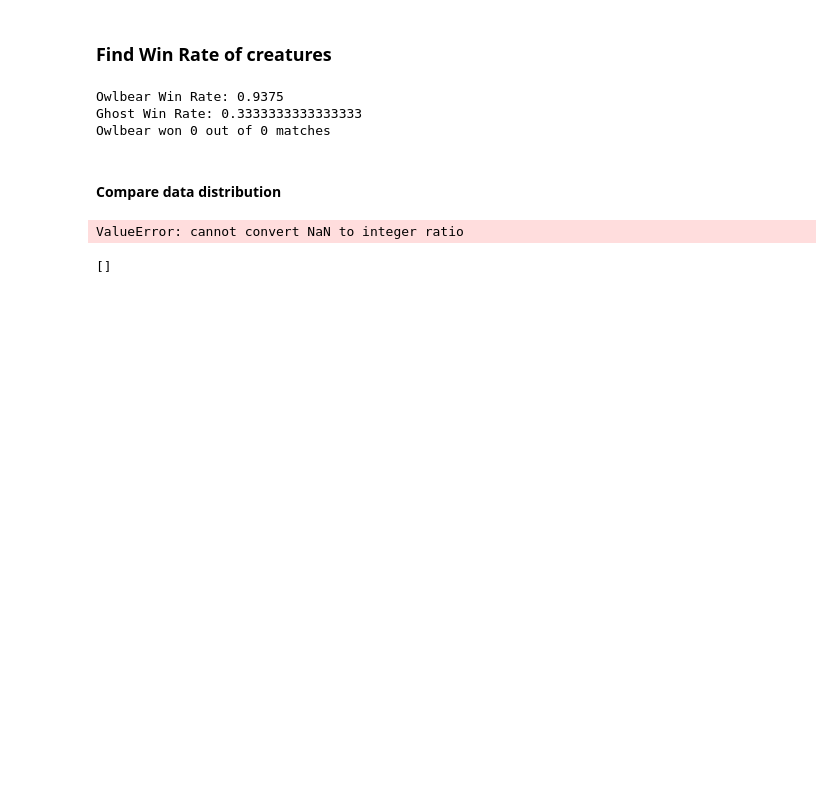
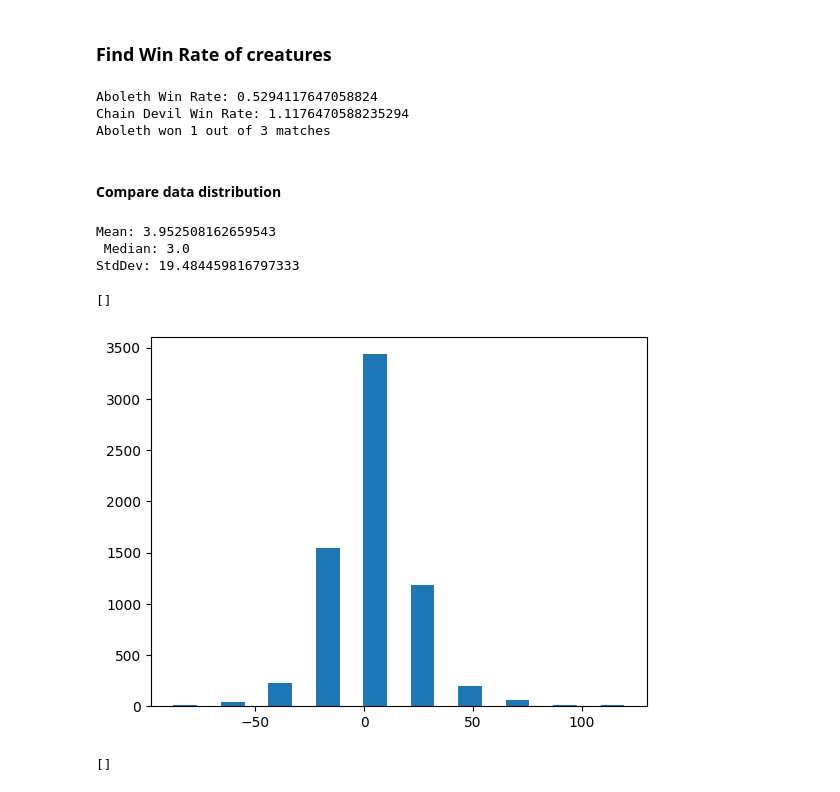
Before and after one commit to marcus-wrrn/Goblin_Bot, a Jupyter notebook: goblin_preprocess.ipynb, the cells around one changed output. Cells and saved outputs as stored; diff of their text form; code cells hidden in the pictures; blank space fills up the shorter version.

```diff
--- a/goblin_preprocess.ipynb
+++ b/goblin_preprocess.ipynb
@@ -51,8 +51,8 @@ dfWin = pd.read_csv("./DataFrames/Winners.csv", index_col=0)
 dfLose = pd.read_csv("./DataFrames/Losers.csv", index_col=0)
 dfWin.head()
 
-cretName1 = 'Owlbear'
-cretName2 = 'Ghost'
+cretName1 = 'Aboleth'
+cretName2 = 'Chain Devil'
 
 def getWinRate(cretName):
     cretWin = dfWin[dfWin['name'] == cretName]
@@ -75,9 +75,9 @@ for (index, rWin), (_, rLose) in zip(dfWin.iterrows(), dfLose.iterrows()):
 
 print(f"{cretName1} won {wins} out of {wins + losses} matches")
 # %% [output]
-Owlbear Win Rate: 0.9375
-Ghost Win Rate: 0.3333333333333333
-Owlbear won 0 out of 0 matches
+Aboleth Win Rate: 0.5294117647058824
+Chain Devil Win Rate: 1.1176470588235294
+Aboleth won 1 out of 3 matches
 # %% [markdown]
 #### Compare data distribution
 # %%
@@ -105,35 +105,39 @@ def getDifData(df1: pd.DataFrame, df2: pd.DataFrame, targets: list, stats=['ac',
     for (i, r1), (_, r2) in zip(df1.iterrows(), df2.iterrows()):
         for j, stat in enumerate(stats):
             # If a stat is greater than a believable amount make the stat equal to its opponent
             # This allows for better generalization of the data
             if r1[stat] >= 900: r1[stat] = r2[stat]
             if r2[stat] >= 900: r2[stat] = r1[stat]
             vals[i, j] = r1[stat] - r2[stat] if targets[i] else r2[stat] - r1[stat]
     return vals
 
 
 def findDifference(dfWin: pd.DataFrame, dfLose: pd.DataFrame, stat):
     for (index, rWin), (_, rLose) in zip(dfWin.iterrows(), dfLose.iterrows()):
         # If a stat is greater than a believable amount make the stat equal to its opponent
         # This allows for better generalization of the data
         if rWin[stat] >= 900: rWin[stat] = rLose[stat]
         if rLose[stat] >= 900: rLose[stat] = rWin[stat]
         # Return list of all stats
         dif = rWin[stat] - rLose[stat]
 
-        yield np.log(dif)
+        yield dif
 
 
 
 dif = list(findDifference(dfWin, dfLose, 'hp'))
 
 
 
 print(f"Mean: {mean(dif)}\n Median: {median(dif)}\nStdDev: {stdev(dif)}")
 plt.hist(dif, rwidth=0.5)
 plt.plot()
 # %% [output]
-ValueError: cannot convert NaN to integer ratio
+Mean: 3.952508162659543
+ Median: 3.0
+StdDev: 19.484459816797333
+[]
+[figure, added]
 # %%
 # Compare HP
 fig, axes = plt.subplots(1,3)
```
Also changed, not shown: parts of 4 cells of this notebook.
